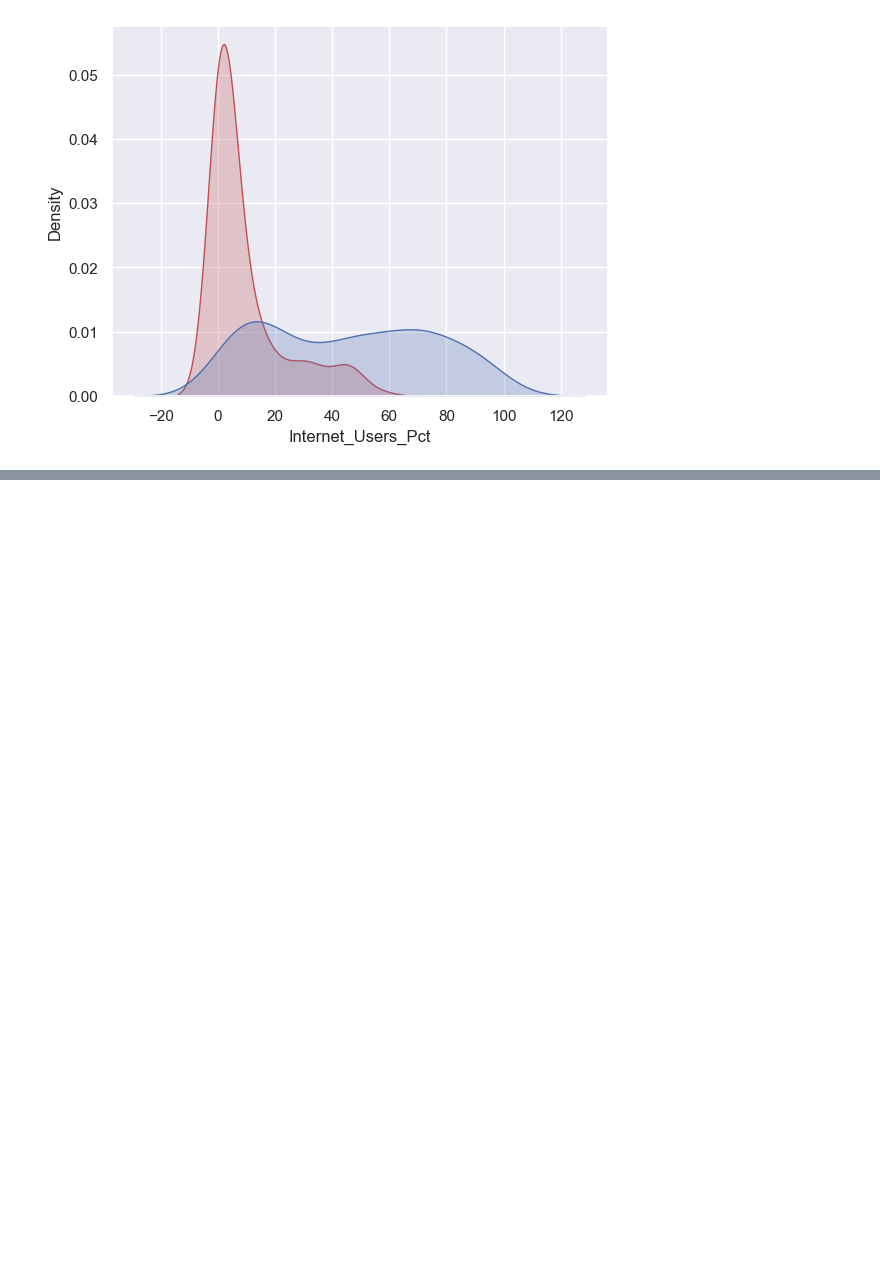
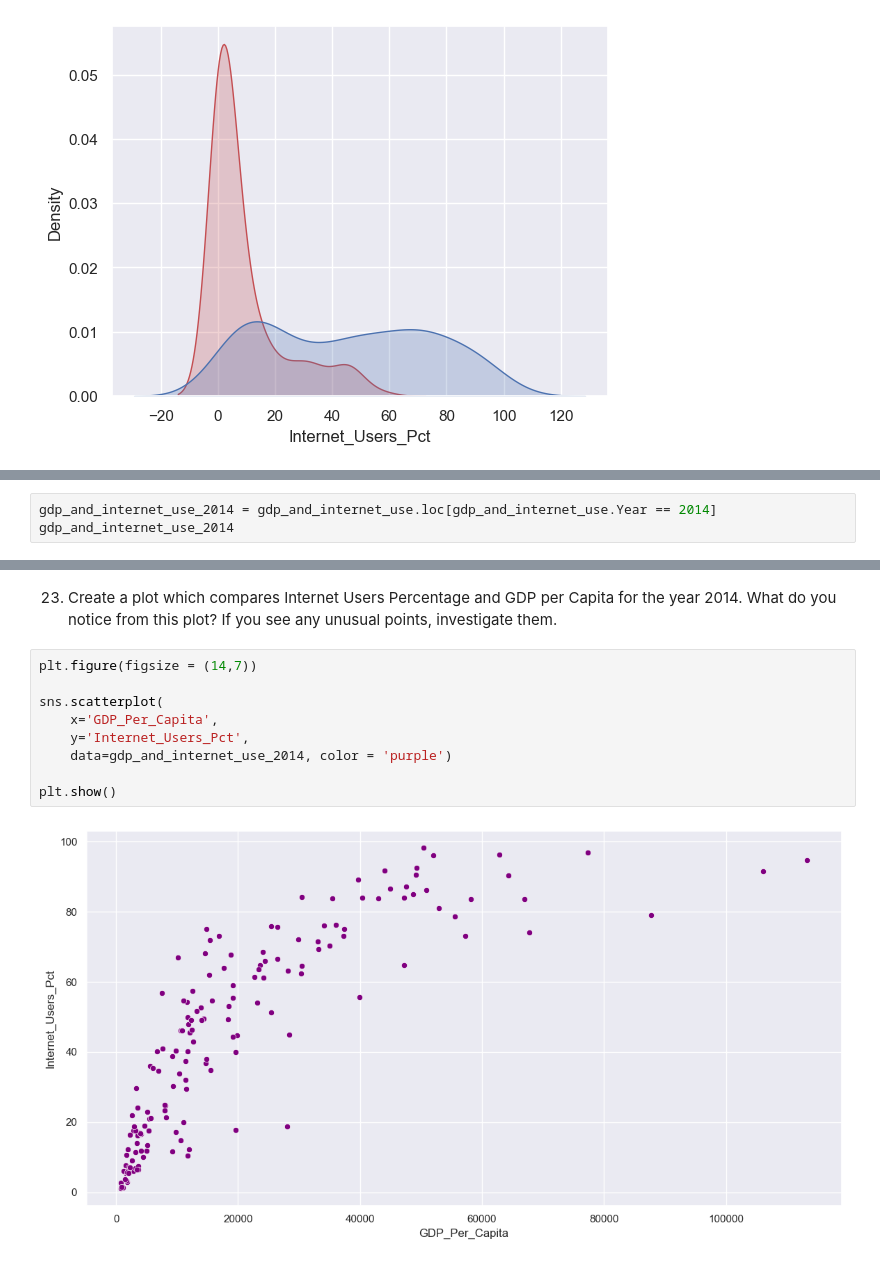
Before and after one commit to NSS-Full-Time-Data-Analytics-14/gdp-and-internet-usage-david423br, a Jupyter notebook: notebook/UN_Internet_GDP_DRuiz.ipynb, the cells around one changed output, grey strips where cells are left out. Cells and saved outputs as stored; diff of their text form; blank space fills up the shorter version.

```diff
--- a/notebook/UN_Internet_GDP_DRuiz.ipynb
+++ b/notebook/UN_Internet_GDP_DRuiz.ipynb
@@ -410,0 +563,3 @@ plt.show()
+# %%
+gdp_and_internet_use_2014 = gdp_and_internet_use.loc[gdp_and_internet_use.Year == 2014]
+gdp_and_internet_use_2014
@@ -410,0 +580,13 @@ plt.show()
+# %% [markdown]
+23. Create a plot which compares Internet Users Percentage and GDP per Capita for the year 2014. What do you notice from this plot? If you see any unusual points, investigate them.
+# %%
+plt.figure(figsize = (14,7))
+
+sns.scatterplot(
+    x='GDP_Per_Capita',
+    y='Internet_Users_Pct',
+    data=gdp_and_internet_use_2014, color = 'purple')
+
+plt.show()
+# %% [output]
+[figure, added]
```
Also changed, not shown: parts of 27 cells of this notebook.
